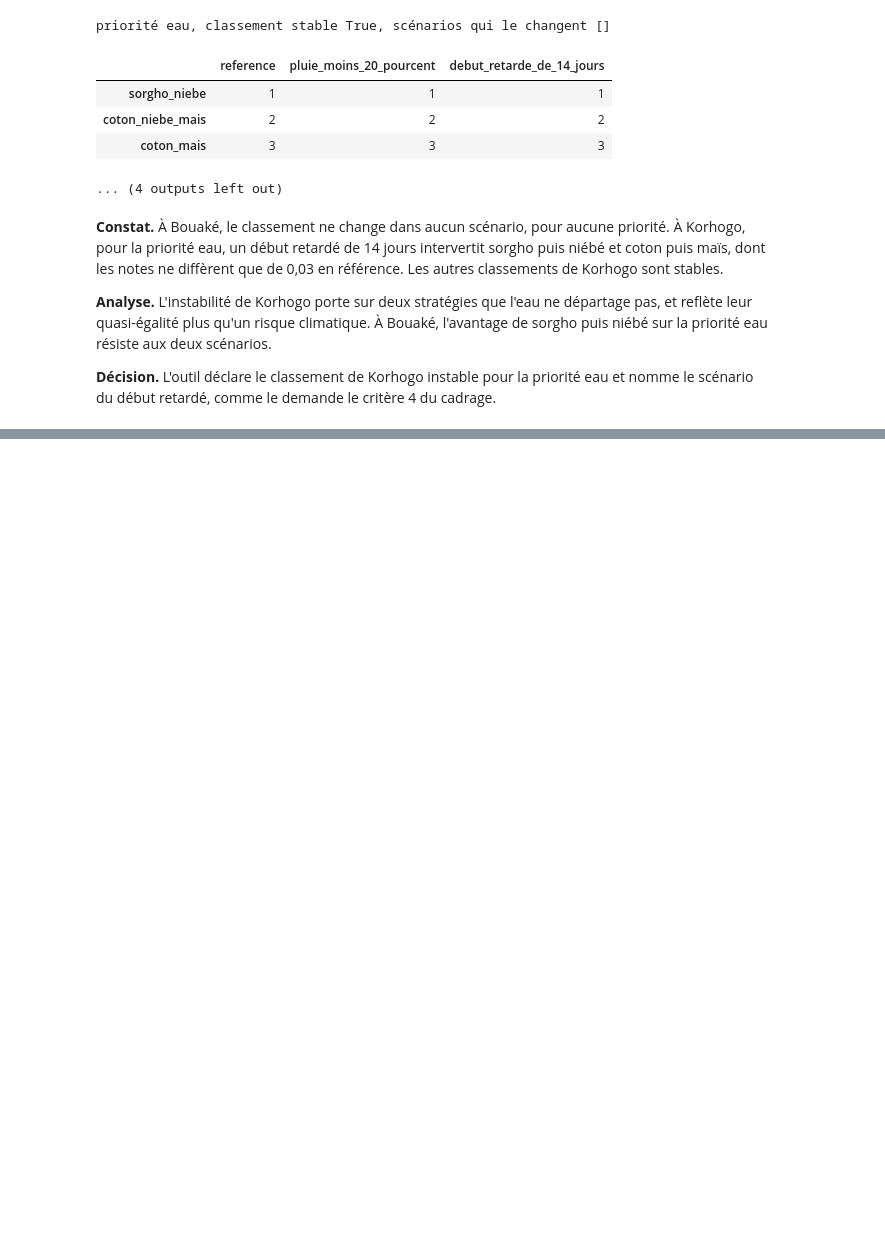
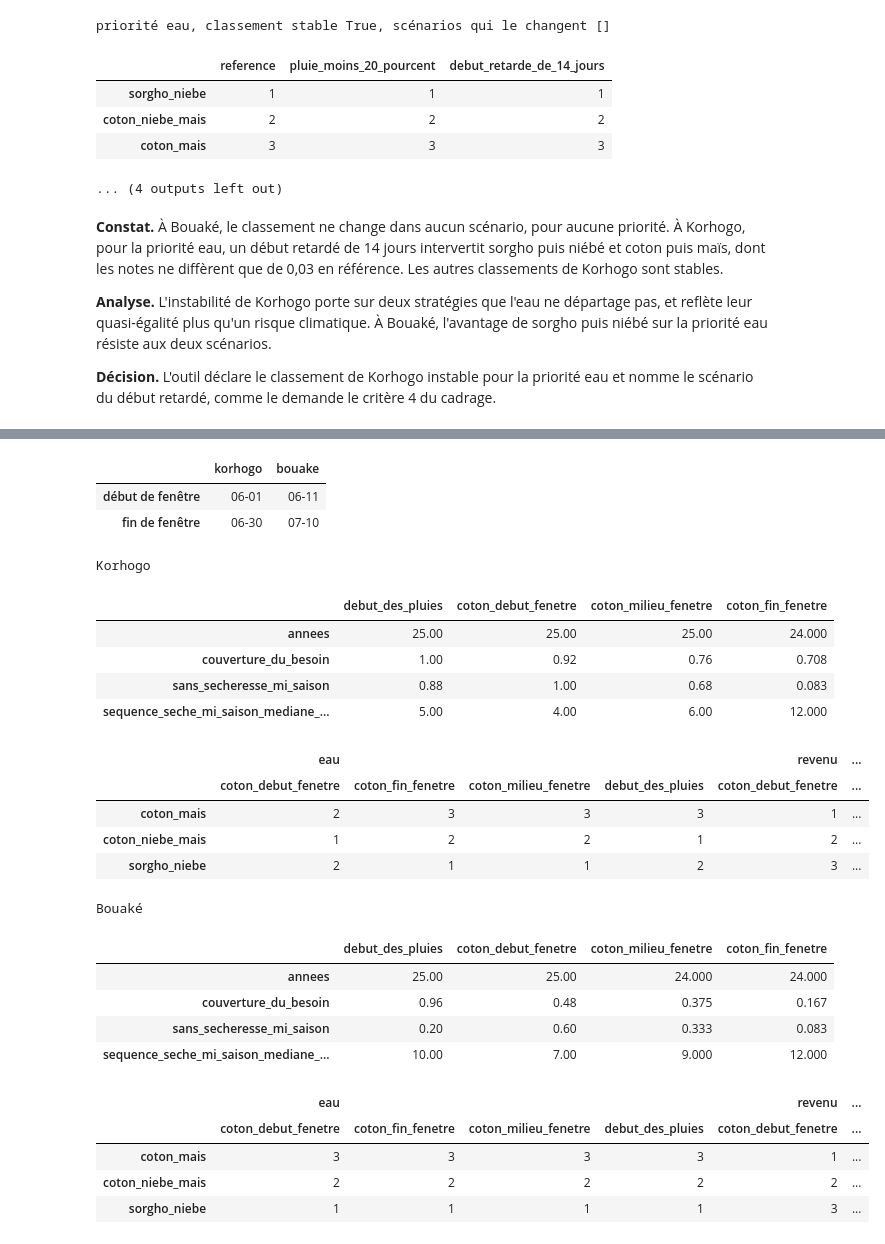
Before and after one commit to DjafarouAbdou909/field-shift, a Jupyter notebook: notebooks/04_modeling.ipynb, the cells around one changed output, grey strips where cells are left out. Cells and saved outputs as stored; diff of their text form; code cells hidden in the pictures; blank space fills up the shorter version.

Commit message:
Compare cotton sowing at rainfall onset with the sowing window observed by CNRA.

```diff
--- a/notebooks/04_modeling.ipynb
+++ b/notebooks/04_modeling.ipynb
@@ -257,0 +263,36 @@ priorité eau, classement stable True, scénarios qui le changent []
+# %%
+display(pd.DataFrame(FENETRE_SEMIS_COTON, index=["début de fenêtre", "fin de fenêtre"]))
+for identifiant in LIEUX:
+    semis = {"debut_des_pluies": contextes[identifiant]}
+    for position in ["debut", "milieu", "fin"]:
+        semis[f"coton_{position}_fenetre"] = contextes_du_lieu(identifiant, semis_coton(identifiant, position))
+    rangs, coton = comparer_semis(STRATEGIES, semis)
+    print(noms[identifiant])
+    display(coton)
+    display(rangs)
+# %% [output]
+|  | korhogo | bouake |
+| début de fenêtre | 06-01 | 06-11 |
+| fin de fenêtre | 06-30 | 07-10 |
+Korhogo
+|  | debut_des_pluies | coton_debut_fenetre | coton_milieu_fenetre | coton_fin_fenetre |
+| annees | 25.00 | 25.00 | 25.00 | 24.000 |
+| couverture_du_besoin | 1.00 | 0.92 | 0.76 | 0.708 |
+| sans_secheresse_mi_saison | 0.88 | 1.00 | 0.68 | 0.083 |
+| sequence_seche_mi_saison_mediane_... | 5.00 | 4.00 | 6.00 | 12.000 |
+|  | eau |  |  |  | revenu | ... |
+|  | coton_debut_fenetre | coton_fin_fenetre | coton_milieu_fenetre | debut_des_pluies | coton_debut_fenetre | ... |
+| coton_mais | 2 | 3 | 3 | 3 | 1 | ... |
+| coton_niebe_mais | 1 | 2 | 2 | 1 | 2 | ... |
+| sorgho_niebe | 2 | 1 | 1 | 2 | 3 | ... |
+Bouaké
+|  | debut_des_pluies | coton_debut_fenetre | coton_milieu_fenetre | coton_fin_fenetre |
+| annees | 25.00 | 25.00 | 24.000 | 24.000 |
+| couverture_du_besoin | 0.96 | 0.48 | 0.375 | 0.167 |
+| sans_secheresse_mi_saison | 0.20 | 0.60 | 0.333 | 0.083 |
+| sequence_seche_mi_saison_mediane_... | 10.00 | 7.00 | 9.000 | 12.000 |
+|  | eau |  |  |  | revenu | ... |
+|  | coton_debut_fenetre | coton_fin_fenetre | coton_milieu_fenetre | debut_des_pluies | coton_debut_fenetre | ... |
+| coton_mais | 3 | 3 | 3 | 3 | 1 | ... |
+| coton_niebe_mais | 2 | 2 | 2 | 2 | 2 | ... |
+| sorgho_niebe | 1 | 1 | 1 | 1 | 3 | ... |
```
Also changed, not shown: parts of 4 cells of this notebook, 9 other files.
